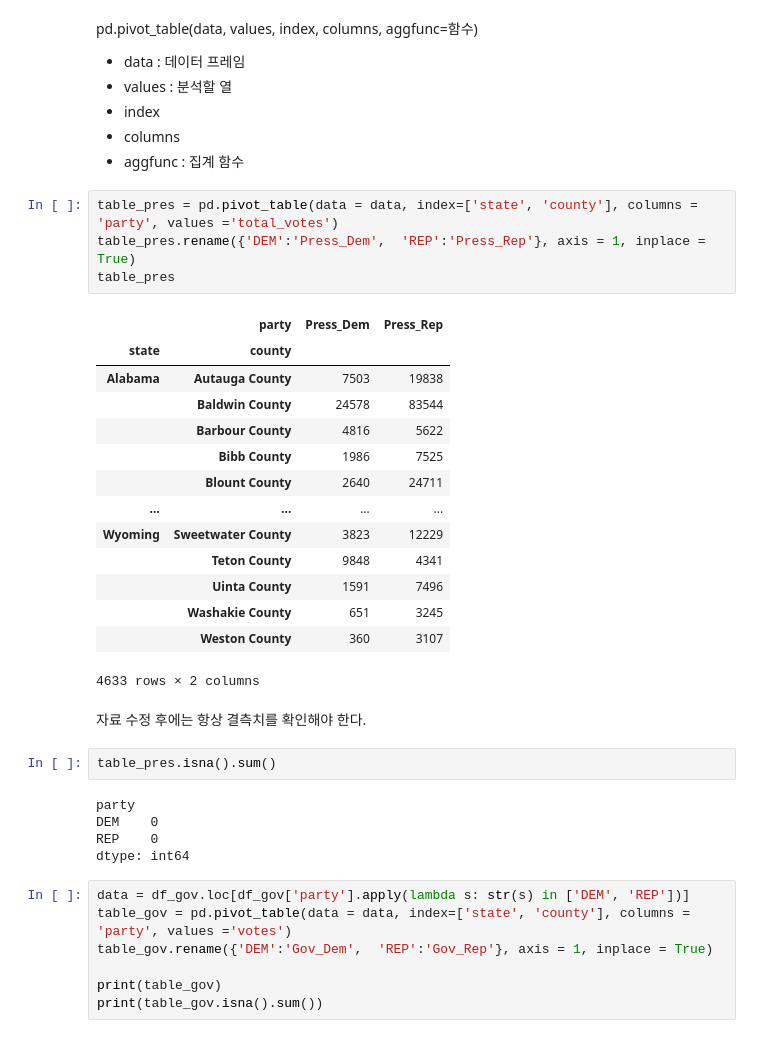
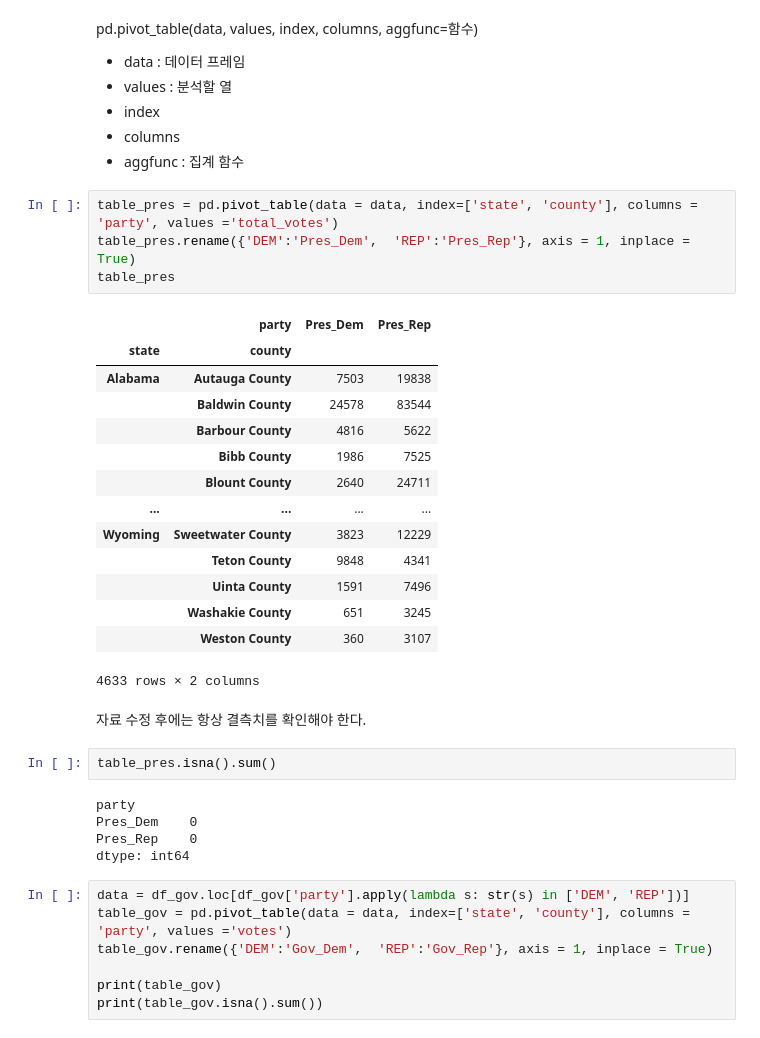
Before and after one commit to puddingHong/Fastcampus, a Jupyter notebook: 미국 대통령 선거 데이터.ipynb, the cells around one changed output. Cells and saved outputs as stored; diff of their text form.

```diff
--- a/미국 대통령 선거 데이터.ipynb
+++ b/미국 대통령 선거 데이터.ipynb
@@ -253,10 +219,10 @@ pd.pivot_table(data, values, index, columns, aggfunc=함수)
  - aggfunc : 집계 함수
 # %%
 table_pres = pd.pivot_table(data = data, index=['state', 'county'], columns = 'party', values ='total_votes')
-table_pres.rename({'DEM':'Press_Dem',  'REP':'Press_Rep'}, axis = 1, inplace = True)
+table_pres.rename({'DEM':'Pres_Dem',  'REP':'Pres_Rep'}, axis = 1, inplace = True)
 table_pres
 # %% [output]
-|  | party | Press_Dem | Press_Rep |
+|  | party | Pres_Dem | Pres_Rep |
 | state | county |  |  |
 | Alabama | Autauga County | 7503 | 19838 |
 |  | Baldwin County | 24578 | 83544 |
@@ -276,8 +242,8 @@ table_pres
 table_pres.isna().sum()
 # %% [output]
 party
-DEM    0
-REP    0
+Pres_Dem    0
+Pres_Rep    0
 dtype: int64
 # %%
 data = df_gov.loc[df_gov['party'].apply(lambda s: str(s) in ['DEM', 'REP'])]
```
Also changed, not shown: parts of 25 cells of this notebook.
